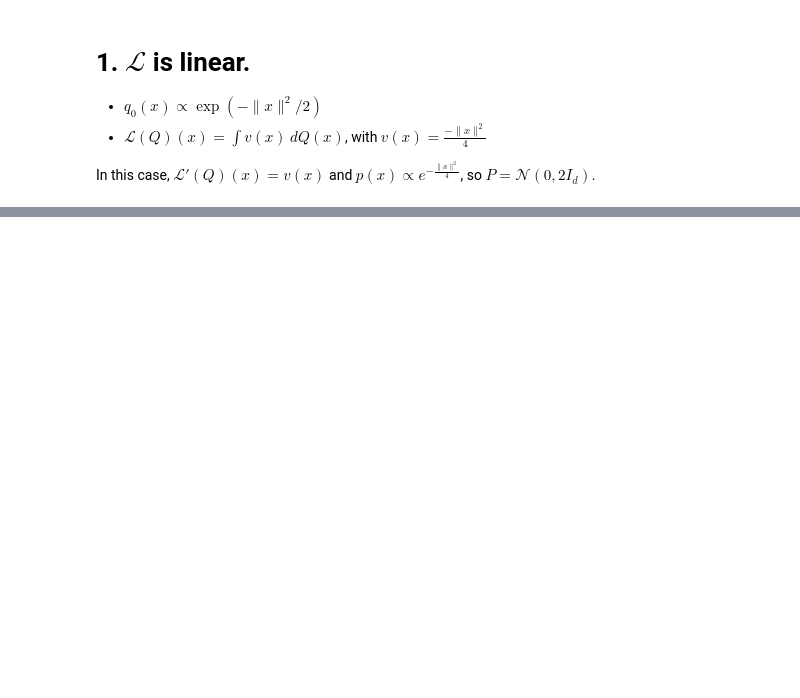
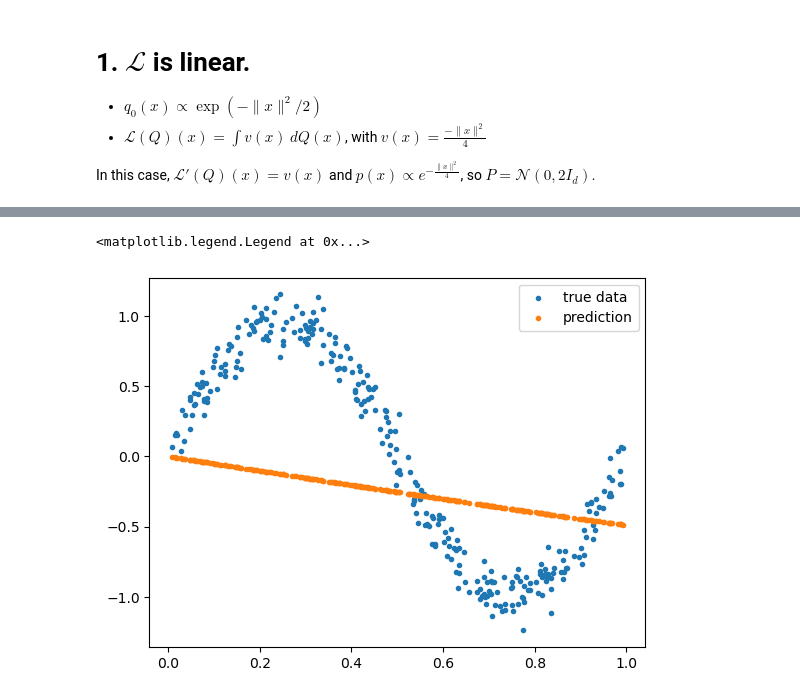
Before and after one commit to congyewang/kgd-code, a Jupyter notebook: ext_samp_notebook.ipynb, the cells around one changed output, grey strips where cells are left out. Saved outputs shown, nothing was run; the diff lists cells and outputs as text; code cells hidden in the pictures; blank space fills up the shorter version.

```diff
--- a/ext_samp_notebook.ipynb
+++ b/ext_samp_notebook.ipynb
@@ -90,0 +252,8 @@ plt.legend()
+# %%
+T = 100
+
+key = random.PRNGKey(0)
+param_0 = init_params(key, s, hidden_dim)
+x0 = ravel_pytree(param_0)[0]
+
+X_fin = ES.run_particles(x0,T)
@@ -90,0 +278,9 @@ plt.legend()
+# %%
+plt.figure()
+plt.scatter(Z,Y,label = "true data",marker = ".")
+Y_hat = vmap(lambda z : esp_forward(X_fin, z))(Z)
+plt.scatter(Z,Y_hat,label = "prediction",marker = ".")
+plt.legend()
+# %% [output]
+<matplotlib.legend.Legend at 0x...>
+[figure, added]
```
Also changed, not shown: parts of 12 cells of this notebook, 3 other files.
